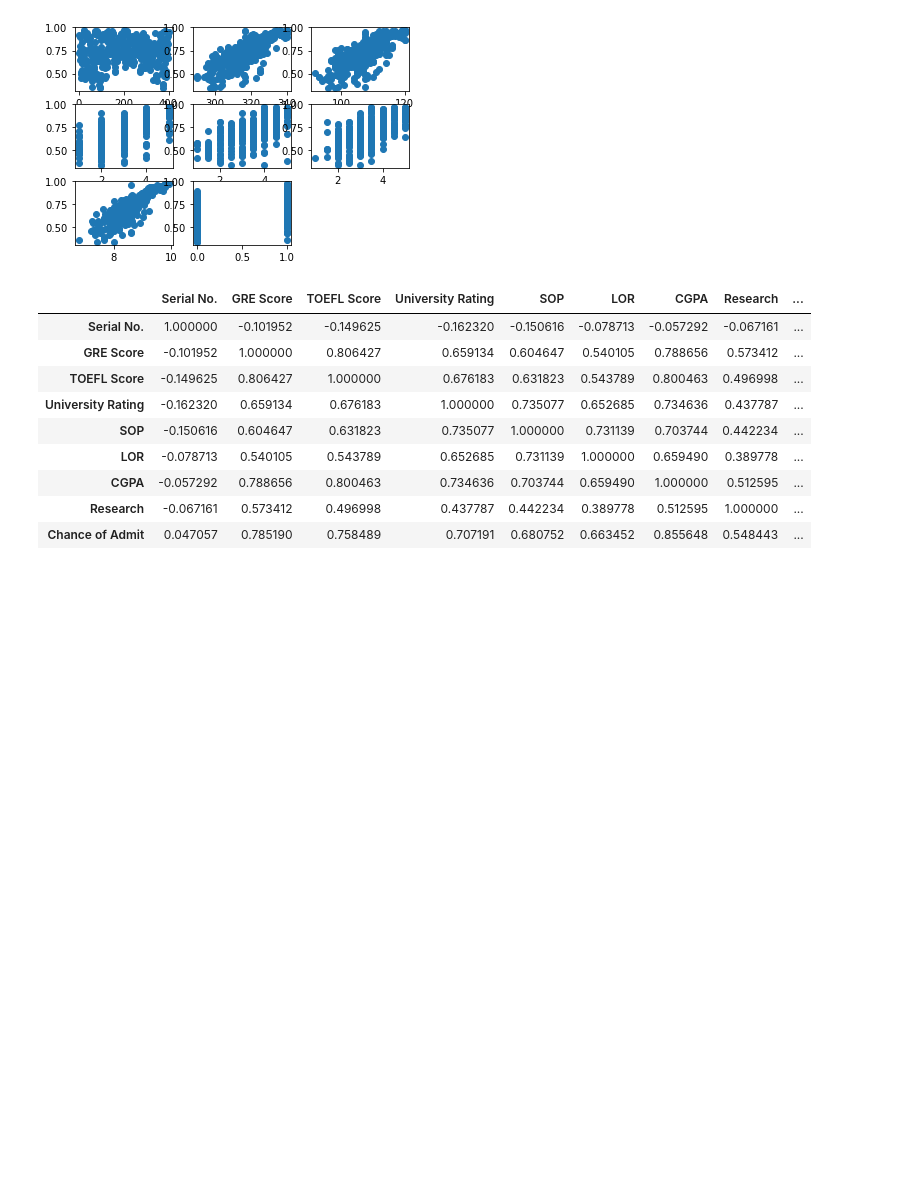
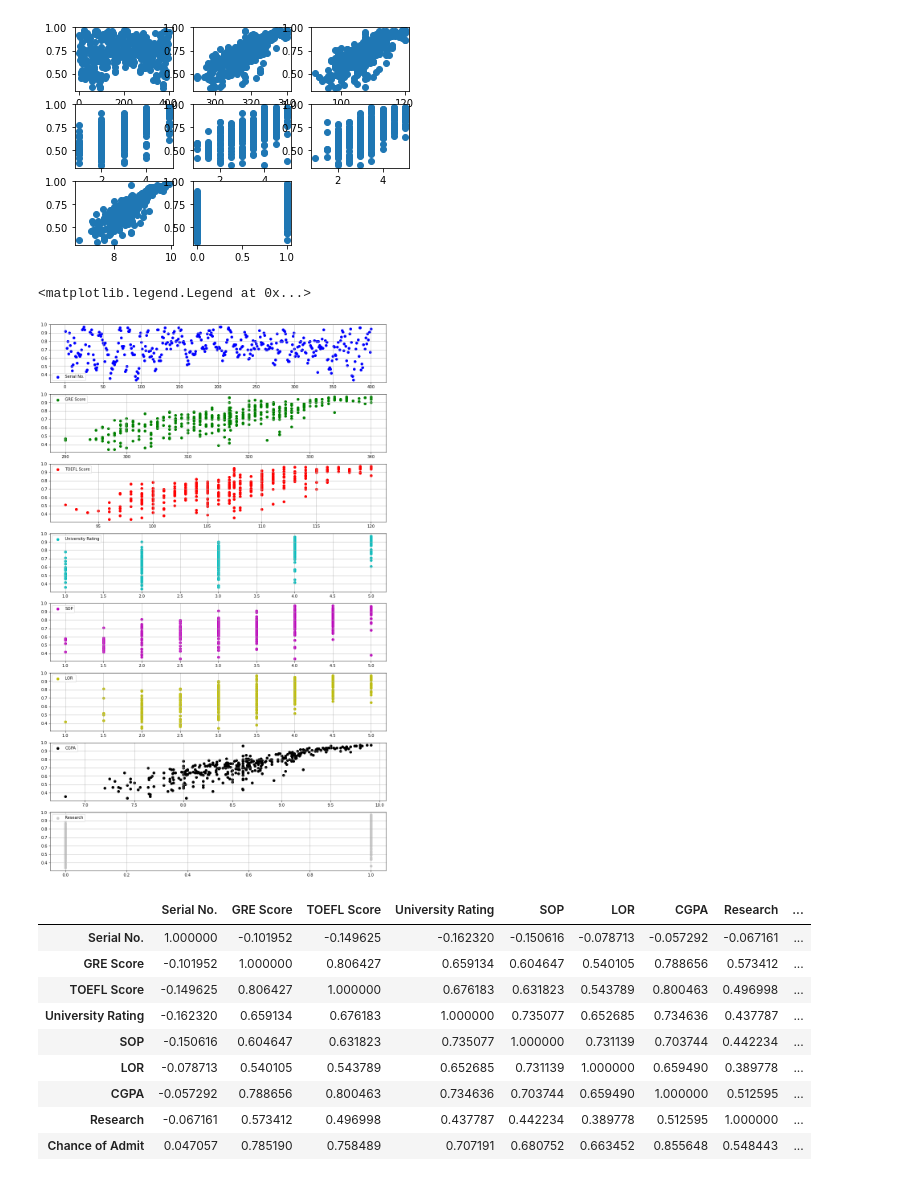
Before and after one commit to cylobi/ArtificialInteligenceCourse-Acm, a Jupyter notebook: Task2/report.ipynb, the cells around one changed output. Drawn from its saved outputs; the diff is of its cells as text; code cells hidden in the pictures; blank space fills up the shorter version.

```diff
--- a/Task2/report.ipynb
+++ b/Task2/report.ipynb
@@ -52,6 +52,43 @@ plt.scatter(df['Research'], df['Chance of Admit'])
 # %% [output]
 <matplotlib.collections.PathCollection at 0x...>
 [figure]
+# %%
+color = list('bgrcmyk')
+fig, ax = plt.subplots(8, 1, figsize=(15, 25))
+ax[0].scatter(df['Serial No.'], df['Chance of Admit'], label=df.columns[0], color=color[0])
+ax[0].grid()
+ax[0].legend()
+
+ax[1].scatter(df['GRE Score'], df['Chance of Admit'], label=df.columns[1], color=color[1])
+ax[1].grid()
+ax[1].legend()
+
+ax[2].scatter(df['TOEFL Score'], df['Chance of Admit'], label=df.columns[2], color=color[2])
+ax[2].grid()
+ax[2].legend()
+
+ax[3].scatter(df['University Rating'], df['Chance of Admit'], label=df.columns[3], color=color[3])
+ax[3].grid()
+ax[3].legend()
+
+ax[4].scatter(df['SOP'], df['Chance of Admit'], label=df.columns[4], color=color[4])
+ax[4].grid()
+ax[4].legend()
+
+ax[5].scatter(df['LOR '], df['Chance of Admit'], label=df.columns[5], color=color[5])
+ax[5].grid()
+ax[5].legend()
+
+ax[6].scatter(df['CGPA'], df['Chance of Admit'], label=df.columns[6], color=color[6])
+ax[6].grid()
+ax[6].legend()
+
+ax[7].scatter(df['Research'], df['Chance of Admit'], label=df.columns[7], color='0.8')
+ax[7].grid()
+ax[7].legend()
+# %% [output]
+<matplotlib.legend.Legend at 0x...>
+[figure, added]
 # %%
 df.corr()
 # %% [output]
```
